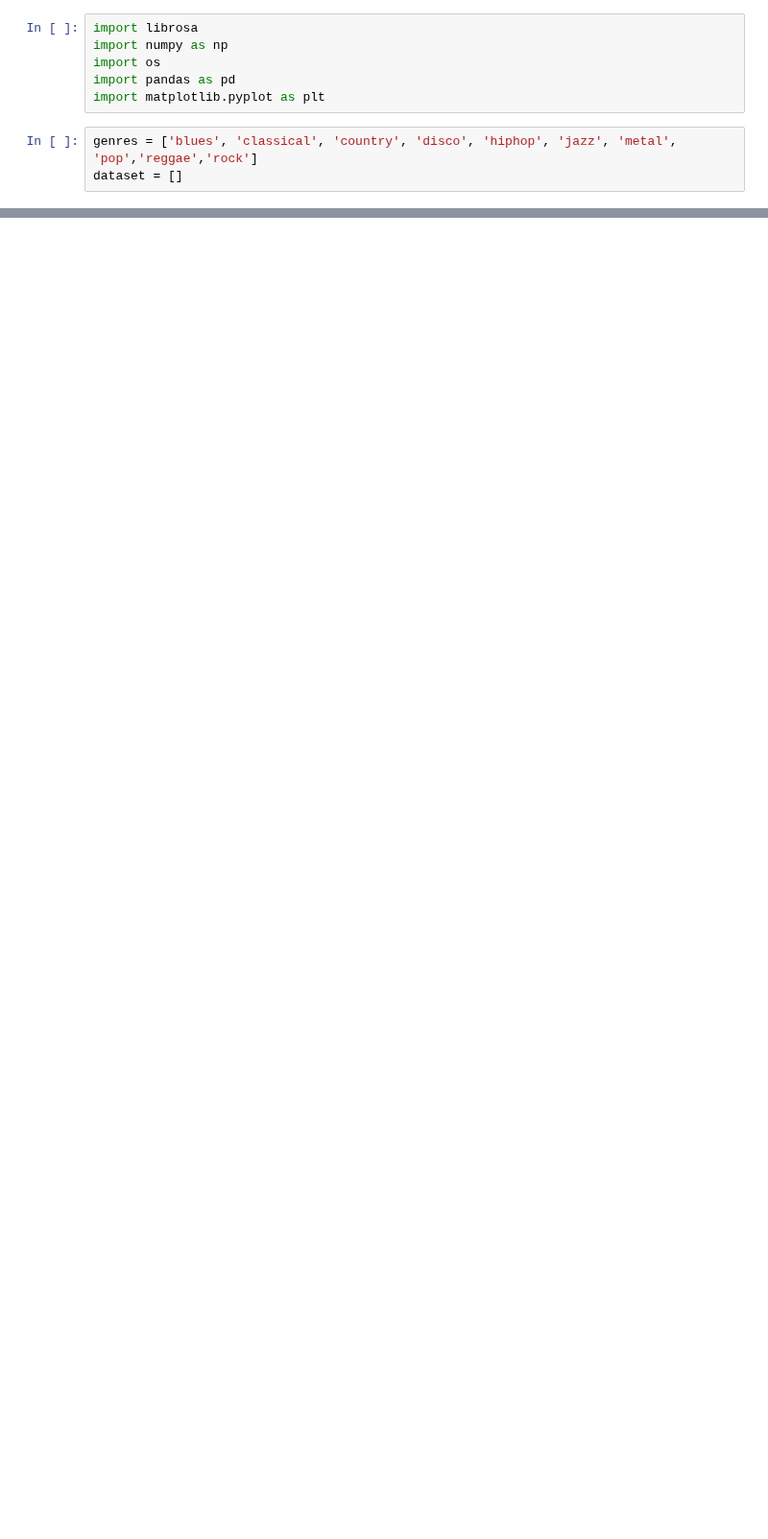
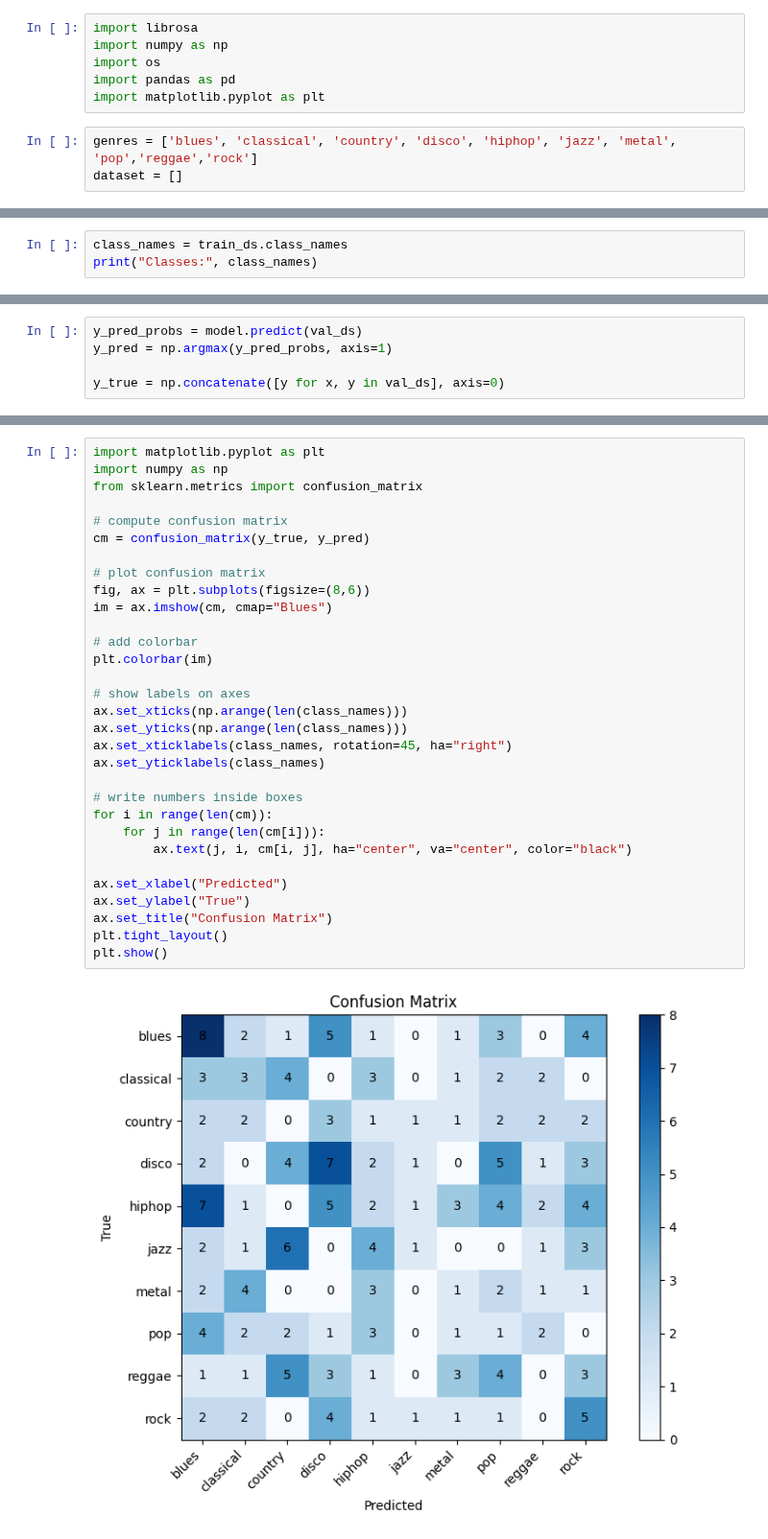
Before and after one commit to mazinbersy/Music-Genre-Classification, a Jupyter notebook: model_image.ipynb, the cells around one changed output, grey strips where cells are left out. Shown at 96% size. Cells and saved outputs as stored; diff of their text form; blank space fills up the shorter version.

```diff
--- a/model_image.ipynb
+++ b/model_image.ipynb
@@ -84,0 +96,3 @@ for genre in genres:
+# %%
+class_names = train_ds.class_names
+print("Classes:", class_names)
@@ -84,0 +200,5 @@ for genre in genres:
+# %%
+y_pred_probs = model.predict(val_ds)
+y_pred = np.argmax(y_pred_probs, axis=1)
+
+y_true = np.concatenate([y for x, y in val_ds], axis=0)
@@ -84,0 +207,33 @@ for genre in genres:
+# %%
+import matplotlib.pyplot as plt
+import numpy as np
+from sklearn.metrics import confusion_matrix
+
+# compute confusion matrix
+cm = confusion_matrix(y_true, y_pred)
+
+# plot confusion matrix
+fig, ax = plt.subplots(figsize=(8,6))
+im = ax.imshow(cm, cmap="Blues")
+
+# add colorbar
+plt.colorbar(im)
+
+# show labels on axes
+ax.set_xticks(np.arange(len(class_names)))
+ax.set_yticks(np.arange(len(class_names)))
+ax.set_xticklabels(class_names, rotation=45, ha="right")
+ax.set_yticklabels(class_names)
+
+# write numbers inside boxes
+for i in range(len(cm)):
+    for j in range(len(cm[i])):
+        ax.text(j, i, cm[i, j], ha="center", va="center", color="black")
+
+ax.set_xlabel("Predicted")
+ax.set_ylabel("True")
+ax.set_title("Confusion Matrix")
+plt.tight_layout()
+plt.show()
+# %% [output]
+[figure, added]
```
Also changed, not shown: parts of 10 cells of this notebook.
